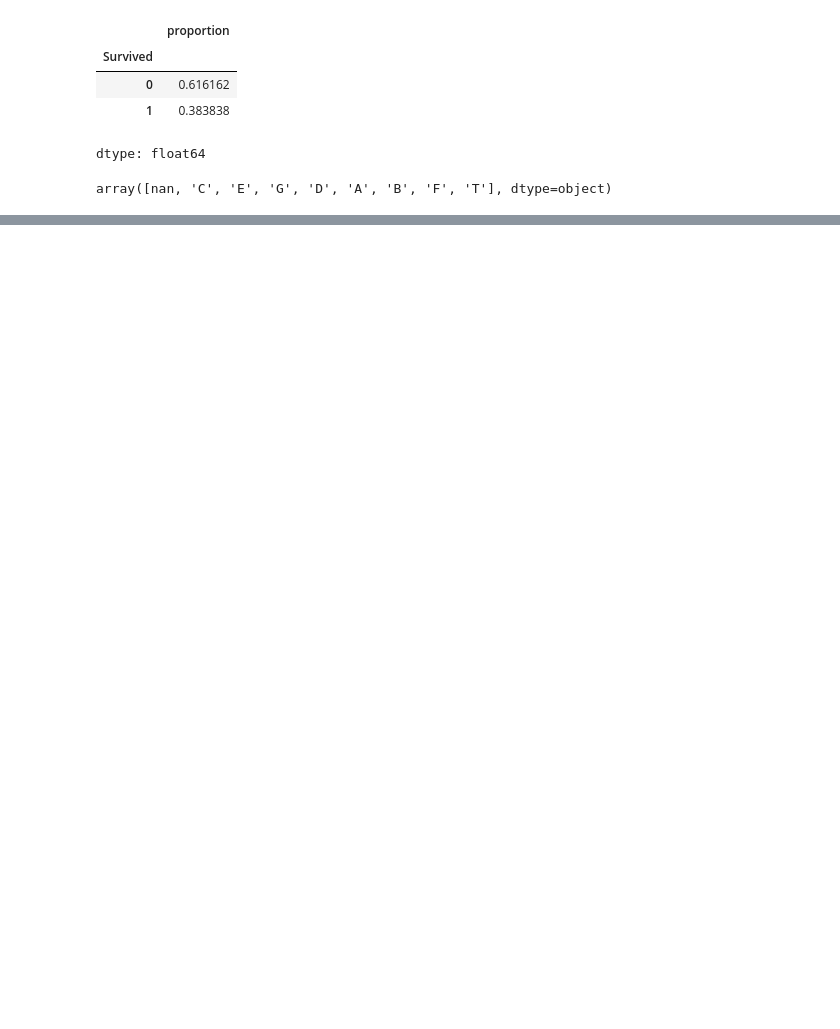
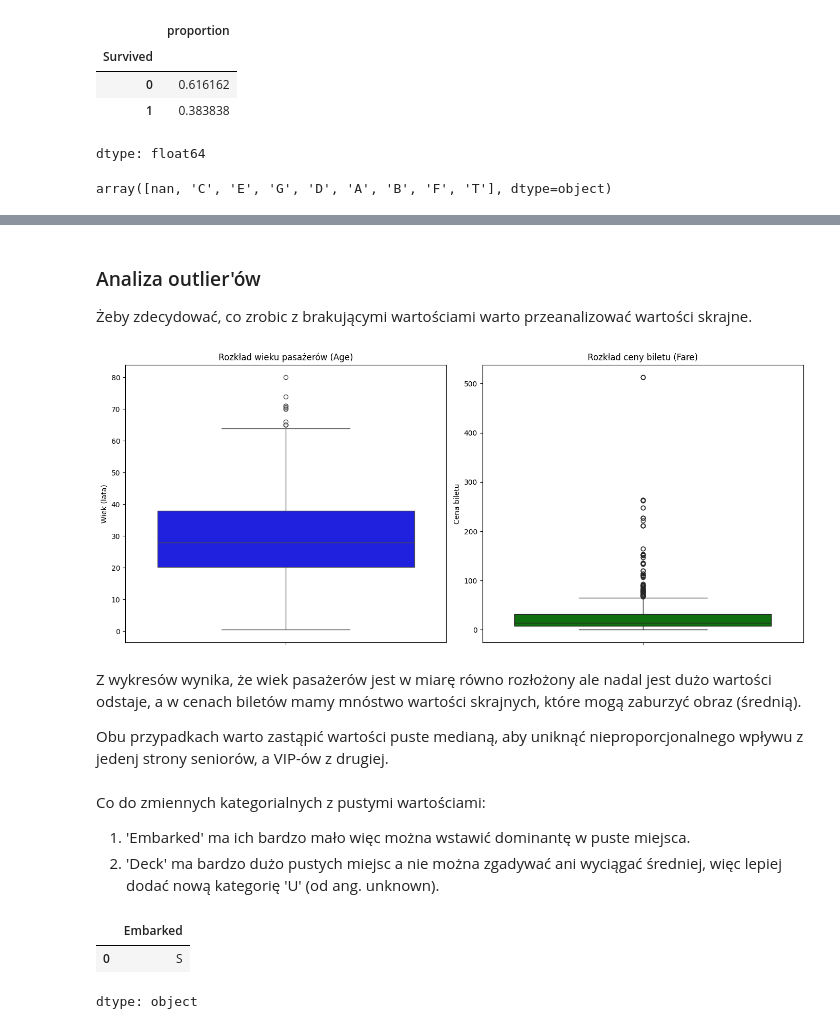
Before and after one commit to Solvro/ml-wakacyjne-wyzwanie-2026, a Jupyter notebook: 01_przetwarzanie_wizualizacja_danych/EDA_zadanie.ipynb, the cells around one changed output, grey strips where cells are left out. Saved outputs shown, nothing was run; the diff lists cells and outputs as text; code cells hidden in the pictures; blank space fills up the shorter version.

Commit message:
feat: zadanie 1

```diff
--- a/01_przetwarzanie_wizualizacja_danych/EDA_zadanie.ipynb
+++ b/01_przetwarzanie_wizualizacja_danych/EDA_zadanie.ipynb
@@ -7,7 +7,7 @@ Mounted at /content/drive
 import pandas as pd
 import numpy as np
 from pathlib import Path
-base_path = Path(".") # change to path folder with data
+base_path = Path("/content/drive/MyDrive/Colab Notebooks/EDA_zadanie") # change to path folder with data
 # %% [markdown]
 # Analiza i przetwarzanie danych na temat Titanica
 
@@ -81,0 +119,16 @@ array([nan, 'C', 'E', 'G', 'D', 'A', 'B', 'F', 'T'], dtype=object)
+# %%
+
+titanic_df = titanic_df.drop(columns=['Ticket'])
+# %%
+def get_title(name):
+    for word in name.split(" "):
+        if word.endswith("."):
+            return word[:-1]
+    return None
+
+titanic_df['Title'] = titanic_df['Name'].apply(get_title)
+
+titanic_df = titanic_df.drop(columns=['Name'])
+# %%
+titanic_df['Deck'] = titanic_df['Cabin'].str[0]
+titanic_df = titanic_df.drop(columns=['Cabin'])
@@ -81,0 +180,39 @@ array([nan, 'C', 'E', 'G', 'D', 'A', 'B', 'F', 'T'], dtype=object)
+# %% [markdown]
+### Analiza outlier'ów
+Żeby zdecydować, co zrobic z brakującymi wartościami warto przeanalizować wartości skrajne.
+# %%
+import seaborn as sns
+import matplotlib.pyplot as plt
+
+# miejsce na dwa wykresy
+fig, axes = plt.subplots(1, 2, figsize=(14, 6))
+
+# wykres Age
+sns.boxplot(data=titanic_df, y='Age', ax=axes[0], color='blue')
+axes[0].set_title('Rozkład wieku pasażerów (Age)')
+axes[0].set_ylabel('Wiek (lata)')
+
+# wykres Fare
+sns.boxplot(data=titanic_df, y='Fare', ax=axes[1], color='green')
+axes[1].set_title('Rozkład ceny biletu (Fare)')
+axes[1].set_ylabel('Cena biletu')
+
+# wyświetlenie
+plt.tight_layout()
+plt.show()
+# %% [output]
+[figure, added]
+# %% [markdown]
+Z wykresów wynika, że wiek pasażerów jest w miarę równo rozłożony ale nadal jest dużo wartości odstaje, a w cenach biletów mamy mnóstwo wartości skrajnych, które mogą zaburzyć obraz (średnią).
+
+Obu przypadkach warto zastąpić wartości puste medianą, aby uniknąć nieproporcjonalnego wpływu z jedenj strony seniorów, a VIP-ów z drugiej.
+# %% [markdown]
+Co do zmiennych kategorialnych z pustymi wartościami:
+1. 'Embarked' ma ich bardzo mało więc można wstawić dominantę w puste miejsca.
+2. 'Deck' ma bardzo dużo pustych miejsc a nie można zgadywać ani wyciągać średniej, więc lepiej dodać nową kategorię 'U' (od ang. unknown).
+# %%
+titanic_df['Embarked'].mode()
+# %% [output]
+|  | Embarked |
+| 0 | S |
+dtype: object
```
Also changed, not shown: parts of 34 cells of this notebook.
